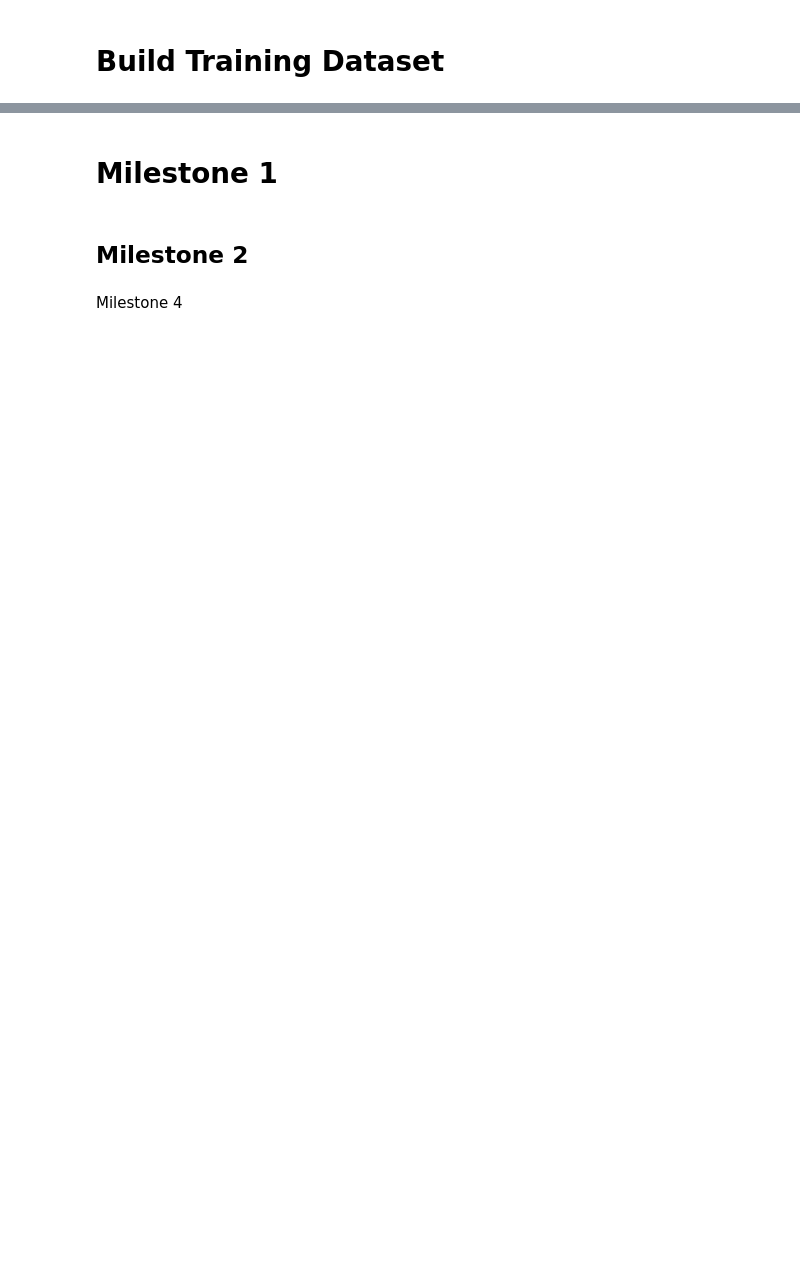
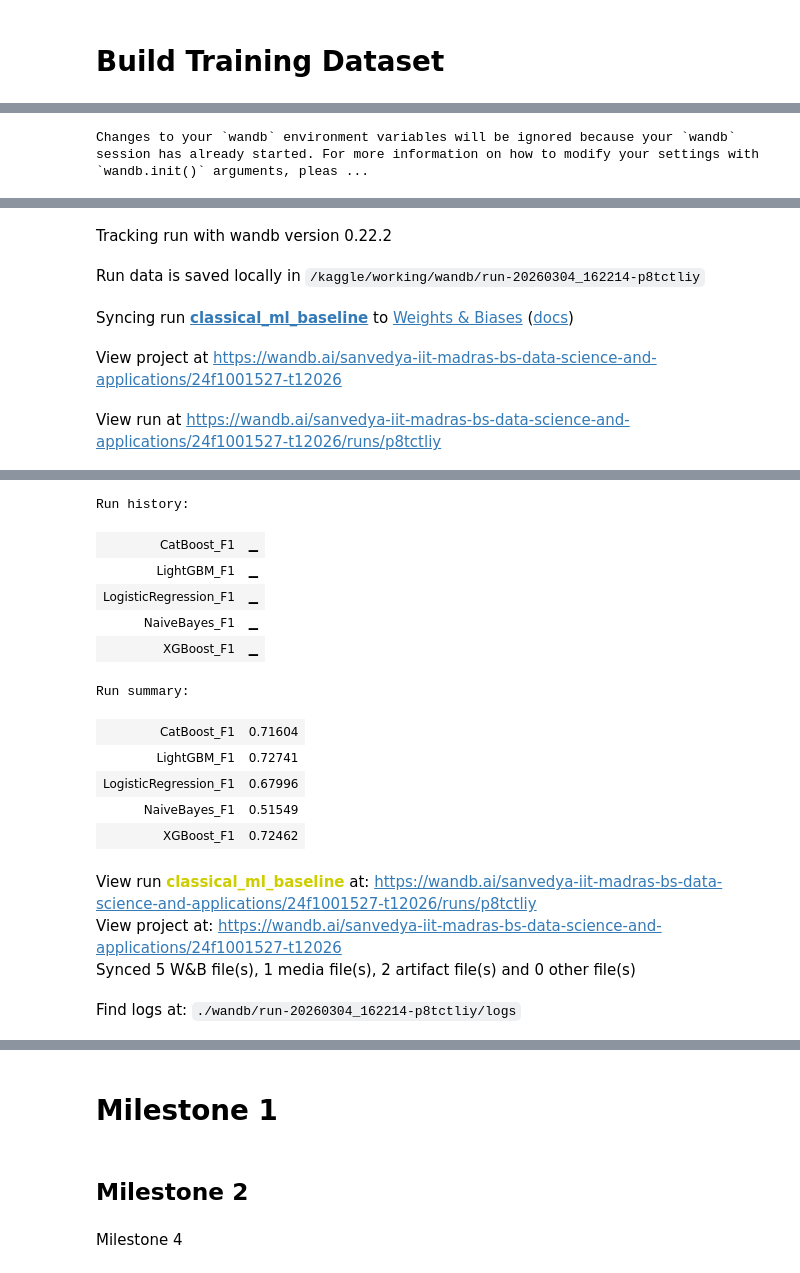
Before and after one commit to 24f1001527/dl-genai-project, a Jupyter notebook: dl-24f1001527-notebook-t12026.ipynb, the cells around one changed output, grey strips where cells are left out. Cells and saved outputs as stored; diff of their text form; code cells hidden in the pictures; blank space fills up the shorter version.

```diff
--- a/dl-24f1001527-notebook-t12026.ipynb
+++ b/dl-24f1001527-notebook-t12026.ipynb
@@ -661,0 +797,20 @@ X_test_tensor=torch.tensor(
+# %%
+import wandb
+
+wandb.init(
+    project="24f1001527-t12026",
+    name="classical_ml_baseline"
+)
+wandb.log({
+    "LogisticRegression_F1": lr_f1,
+    "NaiveBayes_F1": nb_f1,
+    "LightGBM_F1": lgb_f1,
+    "XGBoost_F1": xgb_f1,
+    "CatBoost_F1": cat_f1
+})
+
+wandb.log({"Model Comparison": wandb.Table(dataframe=results)})
+
+wandb.finish()
+# %% [output]
+Changes to your `wandb` environment variables will be ignored because your `wandb` session has already started. For more information on how to modify your settings with `wandb.init()` arguments, pleas ...
@@ -661,0 +818,5 @@ X_test_tensor=torch.tensor(
+Tracking run with wandb version 0.22.2
+Run data is saved locally in /kaggle/working/wandb/run-20260304_162214-p8tctliy
+Syncing run classical_ml_baseline to Weights & Biases (docs)
+View project at https://wandb.ai/sanvedya-iit-madras-bs-data-science-and-applications/24f1001527-t12026
+View run at https://wandb.ai/sanvedya-iit-madras-bs-data-science-and-applications/24f1001527-t12026/runs/p8tctliy
@@ -661,0 +824,16 @@ X_test_tensor=torch.tensor(
+Run history:
+| CatBoost_F1 | ▁ |
+| LightGBM_F1 | ▁ |
+| LogisticRegression_F1 | ▁ |
+| NaiveBayes_F1 | ▁ |
+| XGBoost_F1 | ▁ |
+Run summary:
+| CatBoost_F1 | 0.71604 |
+| LightGBM_F1 | 0.72741 |
+| LogisticRegression_F1 | 0.67996 |
+| NaiveBayes_F1 | 0.51549 |
+| XGBoost_F1 | 0.72462 |
+View run classical_ml_baseline at: https://wandb.ai/sanvedya-iit-madras-bs-data-science-and-applications/24f1001527-t12026/runs/p8tctliy
+View project at: https://wandb.ai/sanvedya-iit-madras-bs-data-science-and-applications/24f1001527-t12026
+Synced 5 W&B file(s), 1 media file(s), 2 artifact file(s) and 0 other file(s)
+Find logs at: ./wandb/run-20260304_162214-p8tctliy/logs
```
Also changed, not shown: parts of 41 cells of this notebook.
